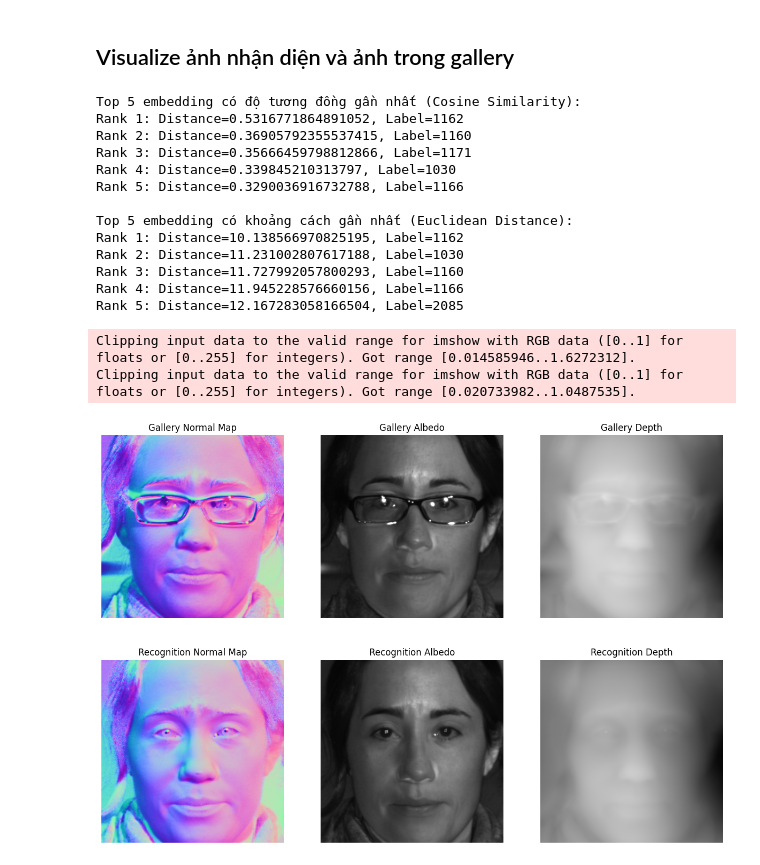
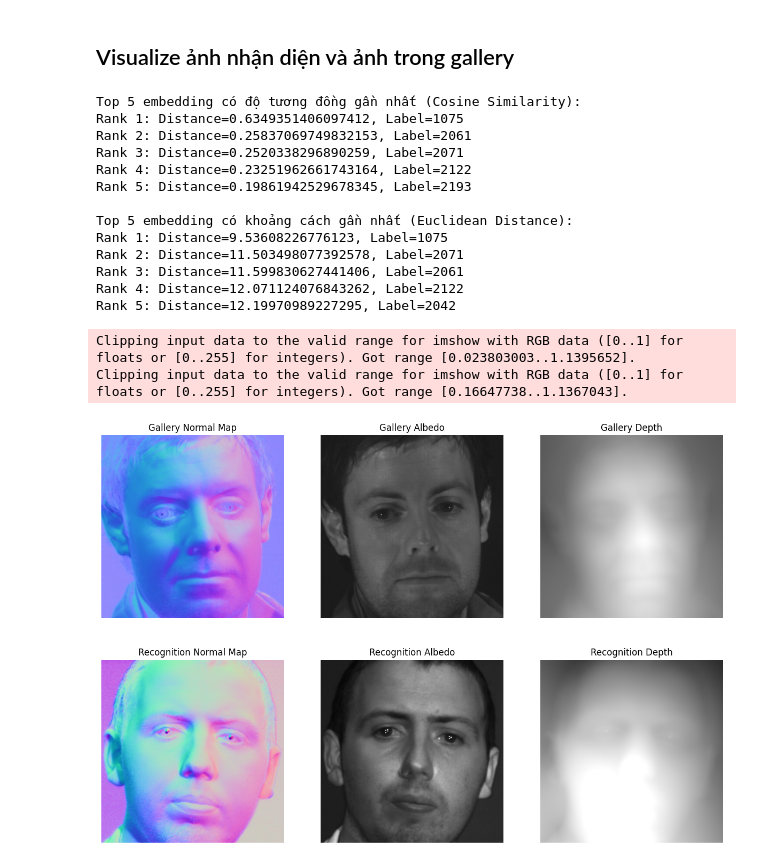
Before and after one commit to nkt780426/3d_face_recognition_magface, a Jupyter notebook: test_models/multi/multi_model.ipynb, the cells around one changed output. Saved outputs shown, nothing was run; the diff lists cells and outputs as text; code cells hidden in the pictures.

```diff
--- a/test_models/multi/multi_model.ipynb
+++ b/test_models/multi/multi_model.ipynb
@@ -389,7 +388,7 @@ Top-5 Accuracy: 99.59%
 # %% [markdown]
 ## Visualize ảnh nhận diện và ảnh trong gallery
 # %%
-image_path = '1162/2009-11-27_14-54-19.exr'
+image_path = '1075/2009-08-28_15-11-09.exr'
 normal = cv2.cvtColor(cv2.imread('./Dataset/Normal_Map/gallery/' + image_path, cv2.IMREAD_UNCHANGED), cv2.COLOR_BGR2RGB)
 albedo = cv2.cvtColor(cv2.imread('./Dataset/Albedo/gallery/' + image_path, cv2.IMREAD_UNCHANGED), cv2.COLOR_GRAY2RGB)
 depth = cv2.cvtColor(cv2.imread('./Dataset/Depth_Map/gallery/' + image_path, cv2.IMREAD_UNCHANGED), cv2.COLOR_GRAY2RGB)
@@ -422,20 +421,20 @@ for i, (dist, label) in enumerate(zip(top_k_euclidean_distances, top_k_euclidean
     print(f"Rank {i+1}: Distance={dist}, Label={label}")
 # %% [output]
 Top 5 embedding có độ tương đồng gần nhất (Cosine Similarity):
-Rank 1: Distance=0.5316771864891052, Label=1162
-Rank 2: Distance=0.36905792355537415, Label=1160
-Rank 3: Distance=0.35666459798812866, Label=1171
-Rank 4: Distance=0.339845210313797, Label=1030
-Rank 5: Distance=0.3290036916732788, Label=1166
+Rank 1: Distance=0.6349351406097412, Label=1075
+Rank 2: Distance=0.25837069749832153, Label=2061
+Rank 3: Distance=0.2520338296890259, Label=2071
+Rank 4: Distance=0.23251962661743164, Label=2122
+Rank 5: Distance=0.19861942529678345, Label=2193
 
 Top 5 embedding có khoảng cách gần nhất (Euclidean Distance):
-Rank 1: Distance=10.138566970825195, Label=1162
-Rank 2: Distance=11.231002807617188, Label=1030
-Rank 3: Distance=11.727992057800293, Label=1160
-Rank 4: Distance=11.945228576660156, Label=1166
-Rank 5: Distance=12.167283058166504, Label=2085
+Rank 1: Distance=9.53608226776123, Label=1075
+Rank 2: Distance=11.503498077392578, Label=2071
+Rank 3: Distance=11.599830627441406, Label=2061
+Rank 4: Distance=12.071124076843262, Label=2122
+Rank 5: Distance=12.19970989227295, Label=2042
 # %%
-gallery_image_path = '1162/2009-11-27_14-52-18.exr'
+gallery_image_path = '2061/2008-04-17_20-38-29.exr'
 gallery_normal = cv2.cvtColor(cv2.imread('./Dataset/Normal_Map/gallery/' + gallery_image_path, cv2.IMREAD_UNCHANGED), cv2.COLOR_BGR2RGB)
 gallery_albedo = cv2.cvtColor(cv2.imread('./Dataset/Albedo/gallery/' + gallery_image_path, cv2.IMREAD_UNCHANGED), cv2.COLOR_GRAY2RGB)
 gallery_depth = cv2.cvtColor(cv2.imread('./Dataset/Depth_Map/gallery/' + gallery_image_path, cv2.IMREAD_UNCHANGED), cv2.COLOR_GRAY2RGB)
@@ -447,33 +446,33 @@ plt.imshow(gallery_normal)
 plt.axis('off')
 plt.title('Gallery Normal Map')
 
 plt.subplot(2,3,2)
 plt.imshow(gallery_albedo, cmap='gray')
 plt.axis('off')
 plt.title('Gallery Albedo')
 
 plt.subplot(2,3,3)
 plt.imshow(gallery_depth, cmap='gray')
 plt.axis('off')
 plt.title('Gallery Depth')
 
 plt.subplot(2,3,4)
 plt.imshow(normal)
 plt.axis('off')
 plt.title('Recognition Normal Map')
 
 plt.subplot(2,3,5)
 plt.imshow(albedo, cmap='gray')
 plt.axis('off')
 plt.title('Recognition Albedo')
 
 plt.subplot(2,3,6)
 plt.imshow(depth, cmap='gray')
 plt.axis('off')
 plt.title('Recognition Depth')
 
 plt.show()
 # %% [output]
-Clipping input data to the valid range for imshow with RGB data ([0..1] for floats or [0..255] for integers). Got range [0.014585946..1.6272312].
-Clipping input data to the valid range for imshow with RGB data ([0..1] for floats or [0..255] for integers). Got range [0.020733982..1.0487535].
+Clipping input data to the valid range for imshow with RGB data ([0..1] for floats or [0..255] for integers). Got range [0.023803003..1.1395652].
+Clipping input data to the valid range for imshow with RGB data ([0..1] for floats or [0..255] for integers). Got range [0.16647738..1.1367043].
-[figure, old version]
+[figure, new version]
```
Also changed, not shown: parts of 2 cells of this notebook.
